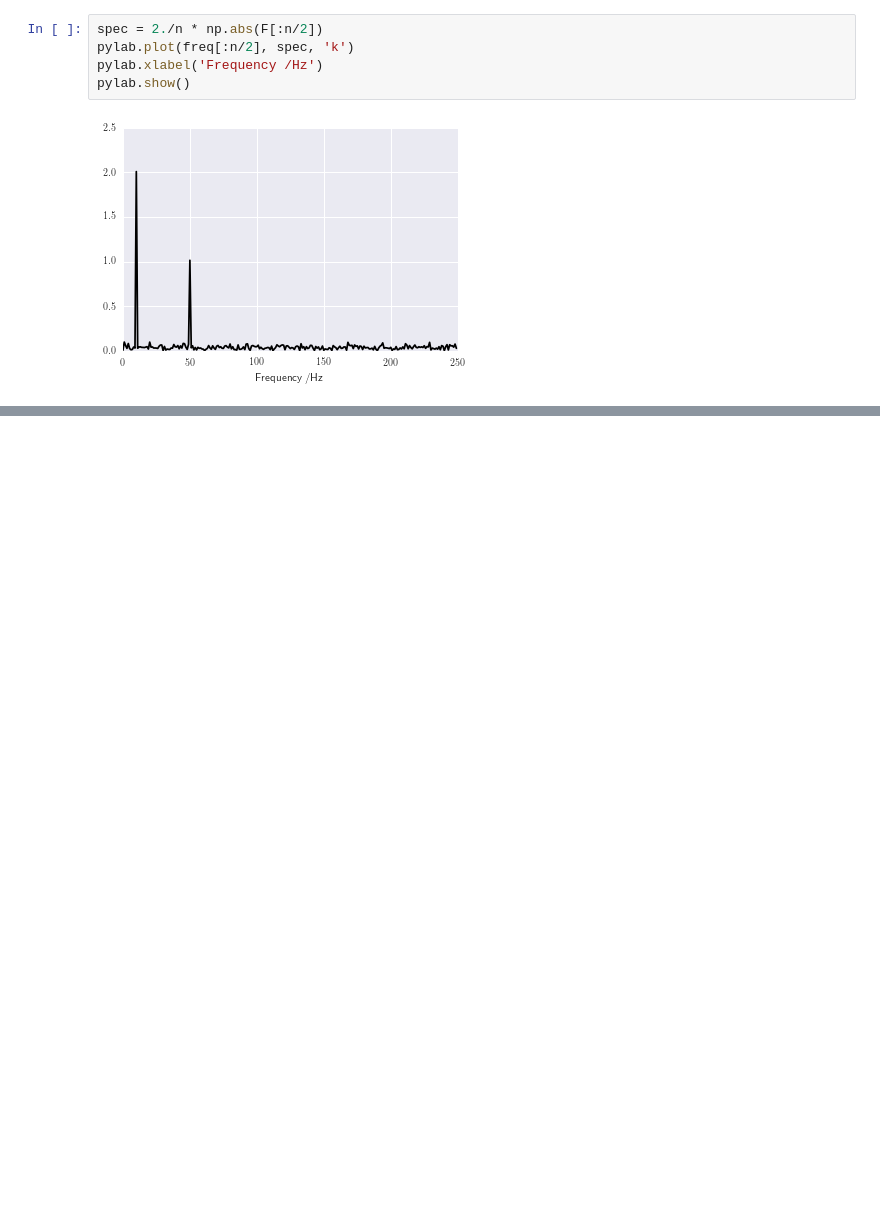
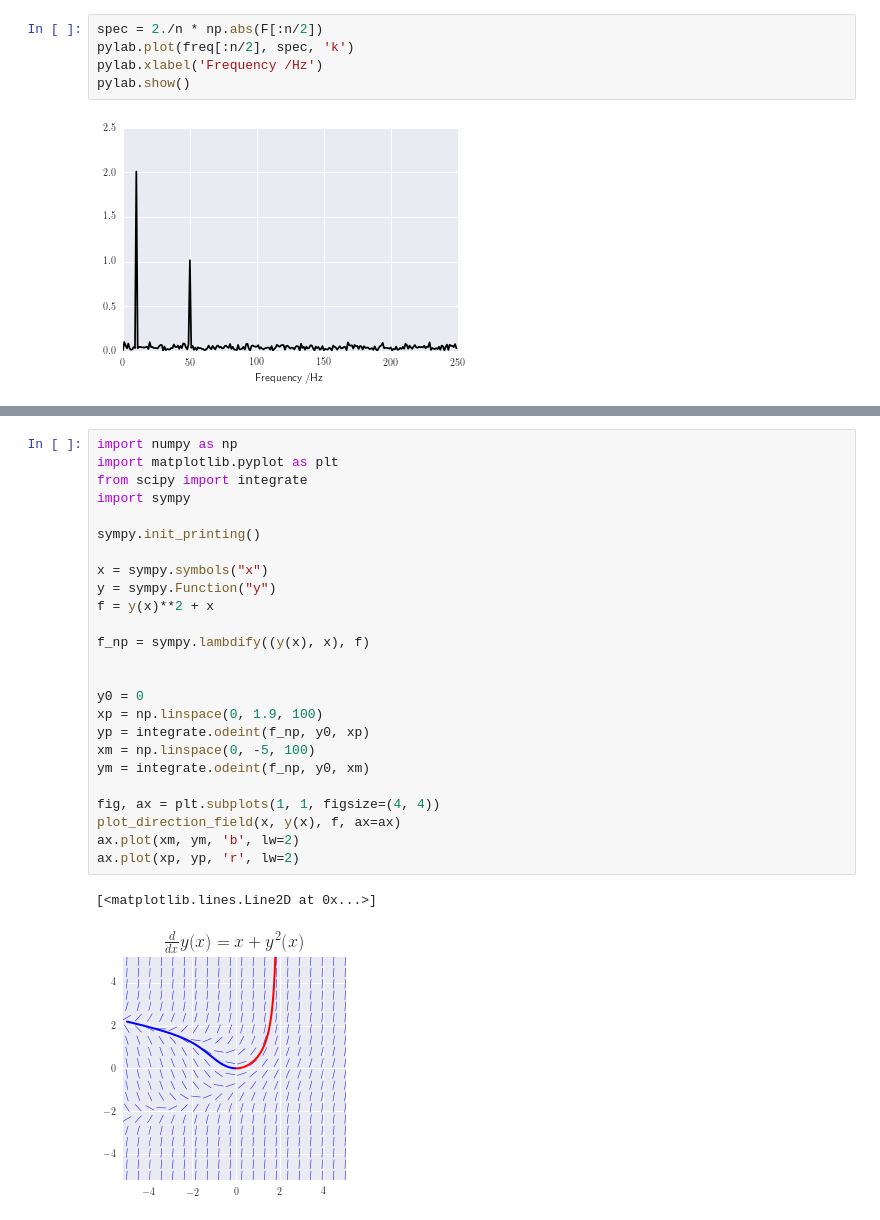
Before and after one commit to temcom/ipython, a Jupyter notebook: Test_First_Try.ipynb, the cells around one changed output, grey strips where cells are left out. Drawn from its saved outputs; the diff is of its cells as text; blank space fills up the shorter version.

Commit message:
adding direction field and Lorenz Attractor ordinary differential equation

```diff
--- a/Test_First_Try.ipynb
+++ b/Test_First_Try.ipynb
@@ -183,0 +214,28 @@ print(fib(10))
+# %%
+import numpy as np
+import matplotlib.pyplot as plt
+from scipy import integrate
+import sympy
+
+sympy.init_printing()
+
+x = sympy.symbols("x")
+y = sympy.Function("y")
+f = y(x)**2 + x
+
+f_np = sympy.lambdify((y(x), x), f)
+
+
+y0 = 0
+xp = np.linspace(0, 1.9, 100)
+yp = integrate.odeint(f_np, y0, xp)
+xm = np.linspace(0, -5, 100)
+ym = integrate.odeint(f_np, y0, xm)
+
+fig, ax = plt.subplots(1, 1, figsize=(4, 4))
+plot_direction_field(x, y(x), f, ax=ax)
+ax.plot(xm, ym, 'b', lw=2)
+ax.plot(xp, yp, 'r', lw=2)
+# %% [output]
+[<matplotlib.lines.Line2D at 0x...>]
+[figure, added]
```
Also changed, not shown: parts of 4 cells of this notebook.
